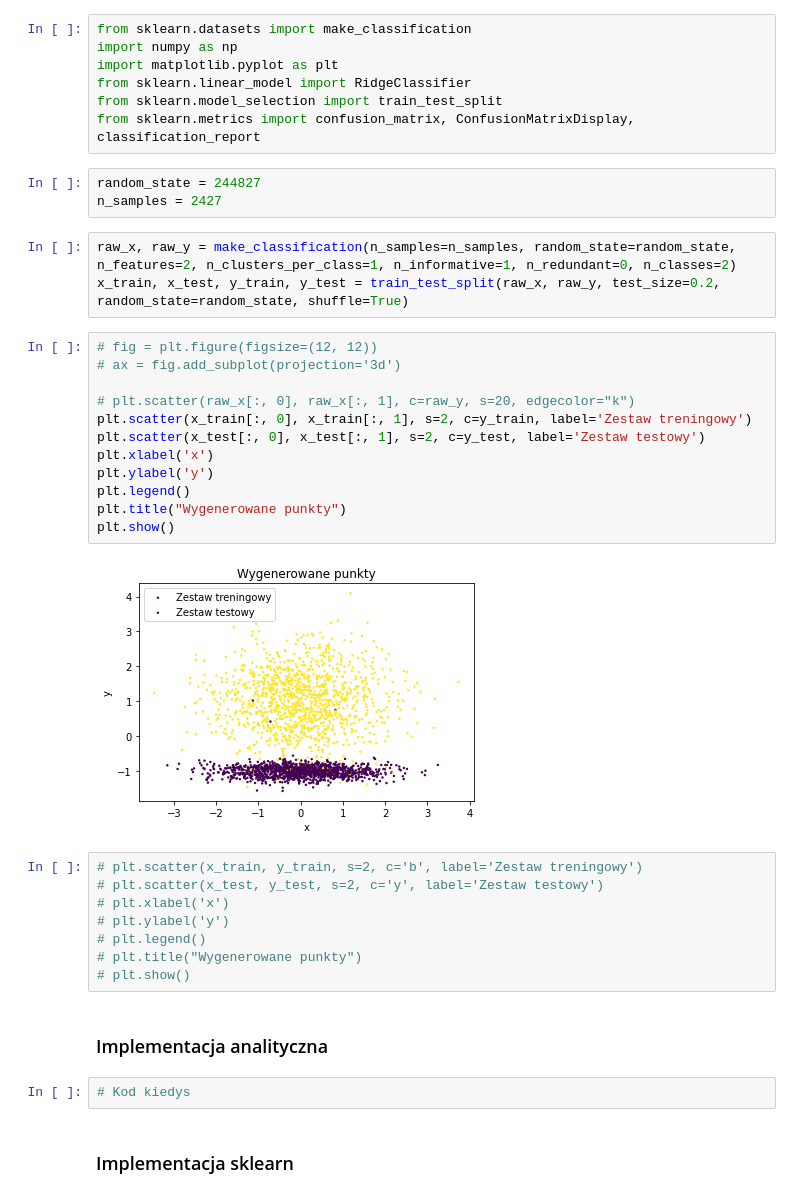
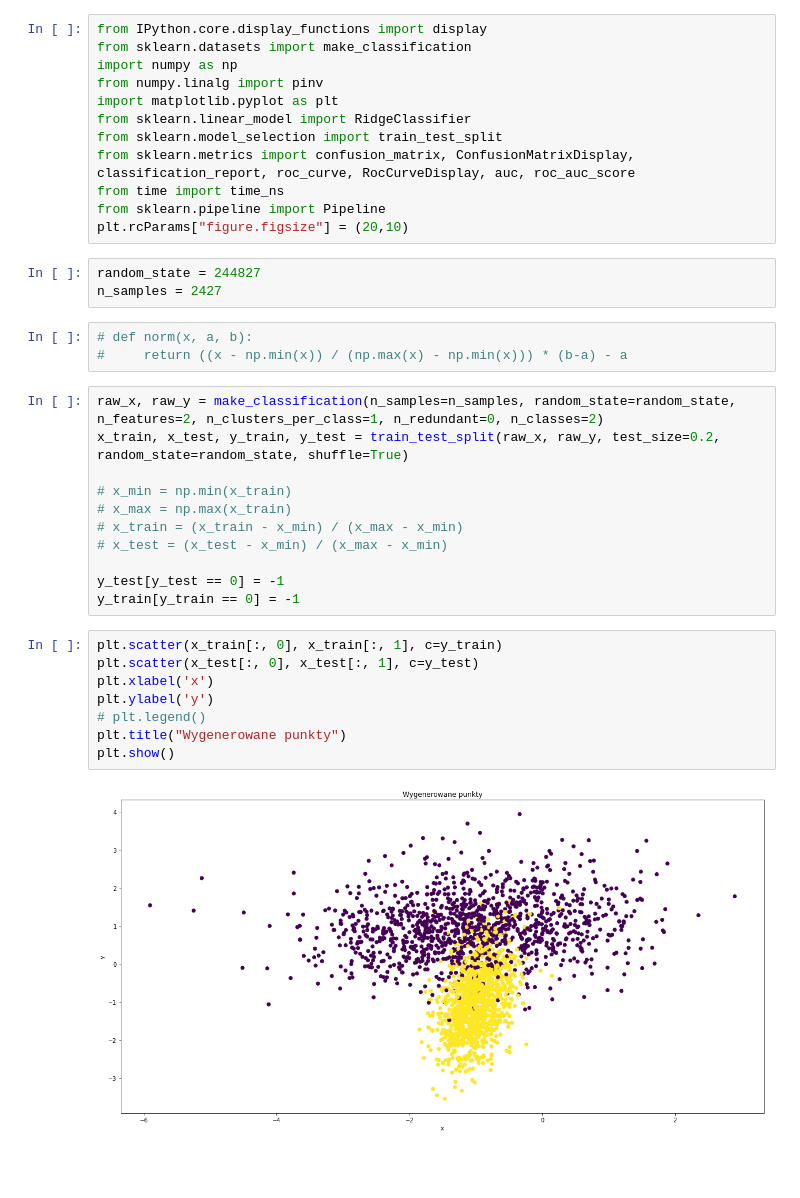
Before and after one commit to DonChaka/PUM, a Jupyter notebook: 2.KlasyfikacjaLiniowa/2KlasyfikacjaLiniowa.ipynb, the cells around one changed output. Drawn from its saved outputs; the diff is of its cells as text; blank space fills up the shorter version.

```diff
--- a/2.KlasyfikacjaLiniowa/2KlasyfikacjaLiniowa.ipynb
+++ b/2.KlasyfikacjaLiniowa/2KlasyfikacjaLiniowa.ipynb
@@ -1,44 +1,41 @@
 # %% [markdown]
 ## Czesc 1
 # %%
+from IPython.core.display_functions import display
 from sklearn.datasets import make_classification
 import numpy as np
+from numpy.linalg import pinv
 import matplotlib.pyplot as plt
 from sklearn.linear_model import RidgeClassifier
 from sklearn.model_selection import train_test_split
-from sklearn.metrics import confusion_matrix, ConfusionMatrixDisplay, classification_report
+from sklearn.metrics import confusion_matrix, ConfusionMatrixDisplay, classification_report, roc_curve, RocCurveDisplay, auc, roc_auc_score
+from time import time_ns
+from sklearn.pipeline import Pipeline
+plt.rcParams["figure.figsize"] = (20,10)
 # %%
 random_state = 244827
 n_samples = 2427
+# %%
+# def norm(x, a, b):
+#     return ((x - np.min(x)) / (np.max(x) - np.min(x))) * (b-a) - a
 # %%
-raw_x, raw_y = make_classification(n_samples=n_samples, random_state=random_state, n_features=2, n_clusters_per_class=1, n_informative=1, n_redundant=0, n_classes=2)
+raw_x, raw_y = make_classification(n_samples=n_samples, random_state=random_state, n_features=2, n_clusters_per_class=1, n_redundant=0, n_classes=2)
 x_train, x_test, y_train, y_test = train_test_split(raw_x, raw_y, test_size=0.2, random_state=random_state, shuffle=True)
+
+# x_min = np.min(x_train)
+# x_max = np.max(x_train)
+# x_train = (x_train - x_min) / (x_max - x_min)
+# x_test = (x_test - x_min) / (x_max - x_min)
+
+y_test[y_test == 0] = -1
+y_train[y_train == 0] = -1
 # %%
-# fig = plt.figure(figsize=(12, 12))
-# ax = fig.add_subplot(projection='3d')
-
-# plt.scatter(raw_x[:, 0], raw_x[:, 1], c=raw_y, s=20, edgecolor="k")
-plt.scatter(x_train[:, 0], x_train[:, 1], s=2, c=y_train, label='Zestaw treningowy')
-plt.scatter(x_test[:, 0], x_test[:, 1], s=2, c=y_test, label='Zestaw testowy')
+plt.scatter(x_train[:, 0], x_train[:, 1], c=y_train)
+plt.scatter(x_test[:, 0], x_test[:, 1], c=y_test)
 plt.xlabel('x')
 plt.ylabel('y')
-plt.legend()
+# plt.legend()
 plt.title("Wygenerowane punkty")
 plt.show()
 # %% [output]
-[figure, old version]
+[figure, new version]
-# %%
-# plt.scatter(x_train, y_train, s=2, c='b', label='Zestaw treningowy')
-# plt.scatter(x_test, y_test, s=2, c='y', label='Zestaw testowy')
-# plt.xlabel('x')
-# plt.ylabel('y')
-# plt.legend()
-# plt.title("Wygenerowane punkty")
-# plt.show()
-# %% [markdown]
-
-### Implementacja analityczna
-# %%
-# Kod kiedys
-# %% [markdown]
-### Implementacja sklearn
```
Also changed, not shown: parts of 27 cells of this notebook, 4 other files.
